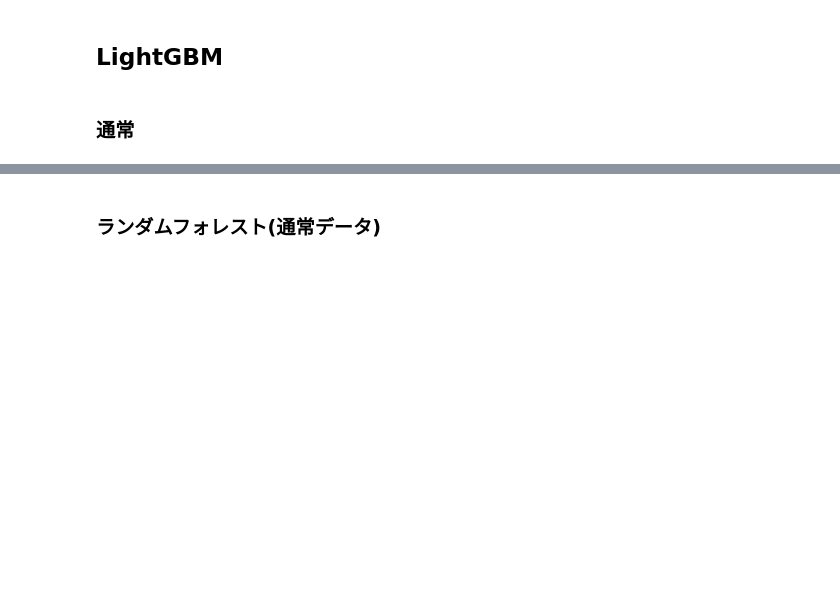
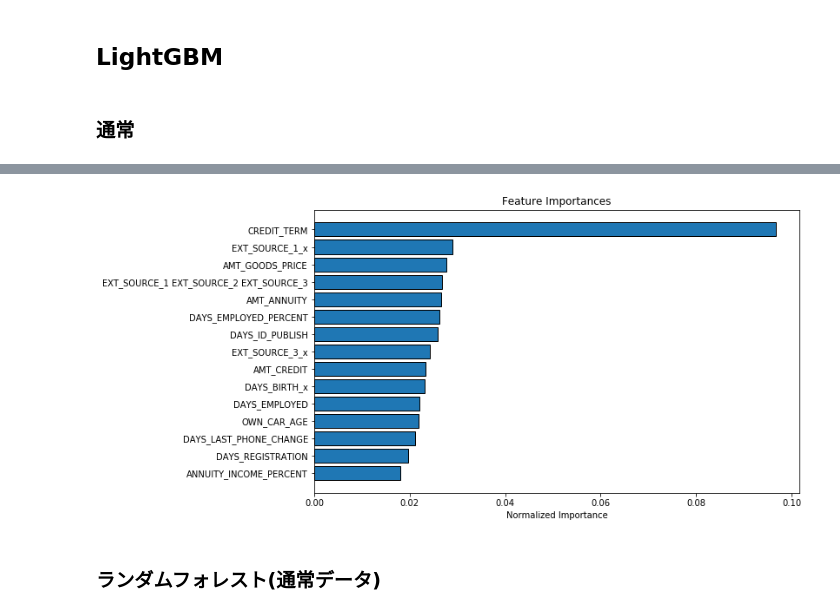
Before and after one commit to uratatsu/Home-Credit-Default-Risk, a Jupyter notebook: Home_Credit_Default_Risk_Preprocessing_Learning.ipynb, the cells around one changed output, grey strips where cells are left out. Cells and saved outputs as stored; diff of their text form; code cells hidden in the pictures; blank space fills up the shorter version.

```diff
--- a/Home_Credit_Default_Risk_Preprocessing_Learning.ipynb
+++ b/Home_Credit_Default_Risk_Preprocessing_Learning.ipynb
@@ -336,0 +339,22 @@ app_test_domain['DAYS_EMPLOYED_PERCENT'] = app_test_domain['DAYS_EMPLOYED'] / ap
+# %%
+app_train_domain_poly = app_train.copy()
+app_test_domain_poly = app_test.copy()
+
+app_train_domain_poly['CREDIT_INCOME_PERCENT'] = app_train_domain_poly['AMT_CREDIT'] / app_train_domain_poly['AMT_INCOME_TOTAL']
+app_train_domain_poly['ANNUITY_INCOME_PERCENT'] = app_train_domain_poly['AMT_ANNUITY'] / app_train_domain_poly['AMT_INCOME_TOTAL']
+app_train_domain_poly['CREDIT_TERM'] = app_train_domain_poly['AMT_ANNUITY'] / app_train_domain_poly['AMT_CREDIT']
+app_train_domain_poly['DAYS_EMPLOYED_PERCENT'] = app_train_domain_poly['DAYS_EMPLOYED'] / app_train_domain_poly['DAYS_BIRTH']
+
+app_test_domain_poly['CREDIT_INCOME_PERCENT'] = app_test_domain_poly['AMT_CREDIT'] / app_test_domain_poly['AMT_INCOME_TOTAL']
+app_test_domain_poly['ANNUITY_INCOME_PERCENT'] = app_test_domain_poly['AMT_ANNUITY'] / app_test_domain_poly['AMT_INCOME_TOTAL']
+app_test_domain_poly['CREDIT_TERM'] = app_test_domain_poly['AMT_ANNUITY'] / app_test_domain_poly['AMT_CREDIT']
+app_test_domain_poly['DAYS_EMPLOYED_PERCENT'] = app_test_domain_poly['DAYS_EMPLOYED'] / app_test_domain_poly['DAYS_BIRTH']
+
+#マージ
+app_train_domain_poly = app_train_domain_poly.merge(poly_features, on = 'SK_ID_CURR',how = 'left')
+app_test_domain_poly = app_test_domain_poly.merge(poly_features_test, on = 'SK_ID_CURR', how = 'left')
+app_train_domain_poly.shape
+#揃える
+app_train_domain_poly, app_test_domain_poly = app_train_domain_poly.align(app_test_domain_poly, join = 'inner', axis =1)
+print('Training data with polynomial features shape: ', app_train_domain_poly.shape)
+print('Test data with polynomial features shape: ',app_test_domain_poly.shape)
@@ -585,0 +710,7 @@ submit.to_csv('LightGBM_baseline_3.csv', index = False)
+# %%
+app_train_domain_poly['TARGET'] = train_labels
+
+# Test the domain knolwedge features
+submission_domain_poly, fi_domain_poly, metrics_domain_poly = model(app_train_domain_poly, app_test_domain_poly)
+print('Baseline with domain knowledge features metrics')
+print(metrics_domain_poly)
@@ -585,0 +735,4 @@ submit.to_csv('LightGBM_baseline_3.csv', index = False)
+# %%
+fi_sorted = plot_feature_importances(fi_domain_poly)
+# %% [output]
+[figure, added]
```
Also changed, not shown: parts of 17 cells of this notebook.
